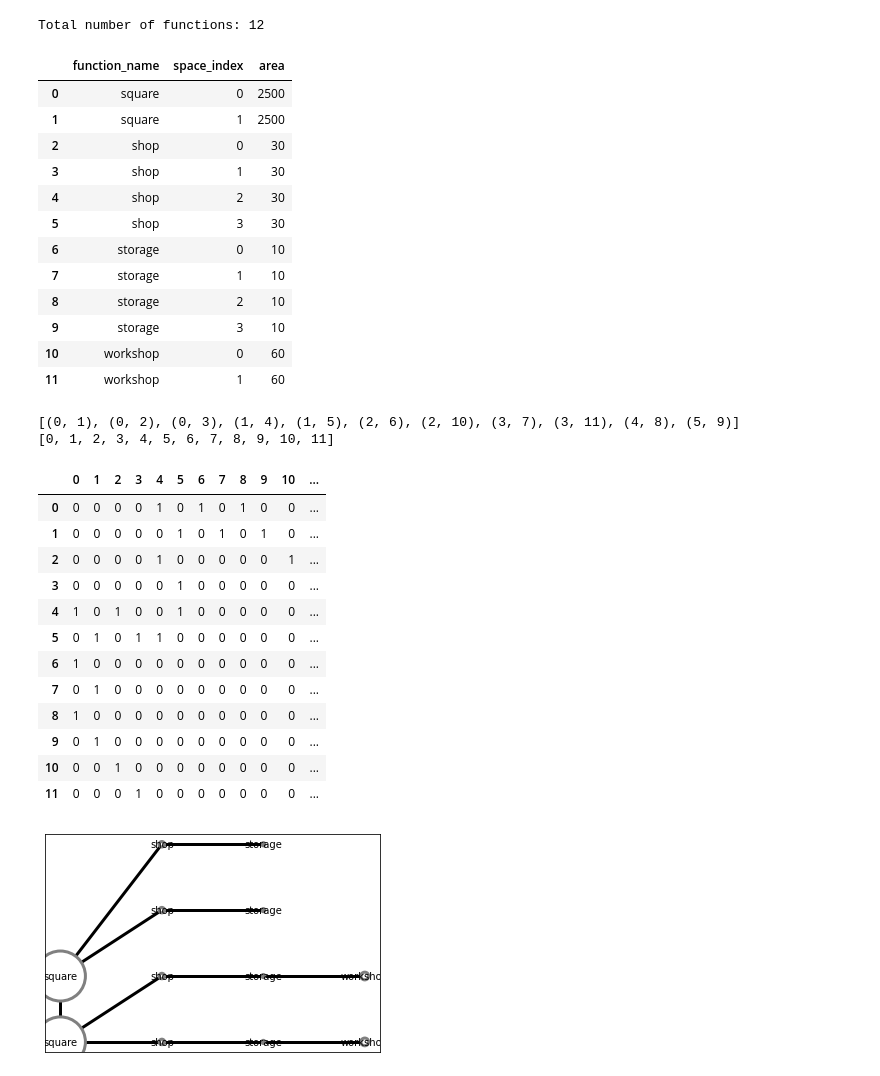
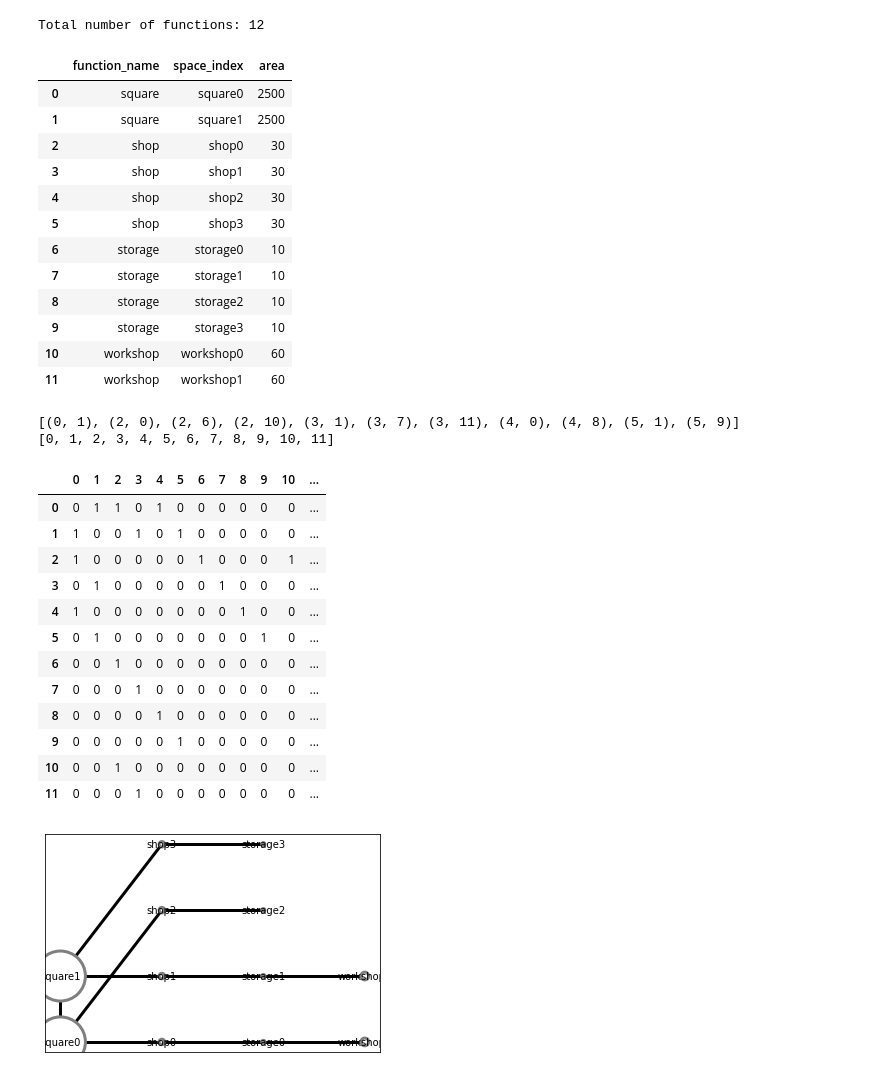
Before and after one commit to DorisvanUffelen/Earthy_2021_process, a Jupyter notebook: 1. Bubble diagram_dynamic relexation/Notebook relaxation.ipynb, the cells around one changed output. Drawn from its saved outputs; the diff is of its cells as text; code cells hidden in the pictures.

```diff
--- a/1. Bubble diagram_dynamic relexation/Notebook relaxation.ipynb
+++ b/1. Bubble diagram_dynamic relexation/Notebook relaxation.ipynb
@@ -38,25 +42,26 @@ function_data = []
 for func in functions:
     if last_function != func:
         i = 0
-    function_data.append([func, i, area[func]])
+    space_i = func + str(i)
+    function_data.append([func, space_i, area[func]])
     last_function = func
     i += 1
 
 pd.DataFrame(function_data, columns=["function_name", "space_index", "area"])
 # %% [output]
 |  | function_name | space_index | area |
-| 0 | square | 0 | 2500 |
-| 1 | square | 1 | 2500 |
-| 2 | shop | 0 | 30 |
-| 3 | shop | 1 | 30 |
-| 4 | shop | 2 | 30 |
-| 5 | shop | 3 | 30 |
-| 6 | storage | 0 | 10 |
-| 7 | storage | 1 | 10 |
-| 8 | storage | 2 | 10 |
-| 9 | storage | 3 | 10 |
-| 10 | workshop | 0 | 60 |
-| 11 | workshop | 1 | 60 |
+| 0 | square | square0 | 2500 |
+| 1 | square | square1 | 2500 |
+| 2 | shop | shop0 | 30 |
+| 3 | shop | shop1 | 30 |
+| 4 | shop | shop2 | 30 |
+| 5 | shop | shop3 | 30 |
+| 6 | storage | storage0 | 10 |
+| 7 | storage | storage1 | 10 |
+| 8 | storage | storage2 | 10 |
+| 9 | storage | storage3 | 10 |
+| 10 | workshop | workshop0 | 60 |
+| 11 | workshop | workshop1 | 60 |
 # %%
 #create a list to store all of the connections
 con = []
@@ -70,20 +75,14 @@ for m in range(num_functions):
 used_shops = []
 used_storage = []
 used_workshop = []
+square_index = []
 #calculate the number of shops per square
-shop_persquare = num_shop // num_square
+#shop_persquare = num_shop // num_square
 
 #find all of the  connections
 for b in range(num_functions):
-    sh_sq = 0
     if function_data[b][0] == 'square':
         for l in range(num_functions):
-            if function_data[l][0] == 'shop':
-                if l not in used_shops:
-                    if sh_sq < shop_persquare:
-                        con.append((b,l))
-                        used_shops.append(l)
-                        sh_sq += 1
             if function_data[l][0] == 'square':
                 if (b,l) not in con and (l,b) not in con and b != l:
                     con.append((b,l))
@@ -103,12 +102,20 @@ for b in range(num_functions):
                         con.append((b,i))
                         used_workshop.append(i)
                         sh_ws = 1
+            if function_data[i][0] == 'square':
+                if b not in used_shops:
+                    if len(square_index) == num_square:
+                        square_index.clear()
+                    if i not in square_index:
+                        con.append((b,i))
+                        square_index.append(i)
+                        used_shops.append(b)
 
 #check the connectiosn visualy
 print(con)
 print(point)
 # %% [output]
-[(0, 1), (0, 2), (0, 3), (1, 4), (1, 5), (2, 6), (2, 10), (3, 7), (3, 11), (4, 8), (5, 9)]
+[(0, 1), (2, 0), (2, 6), (2, 10), (3, 1), (3, 7), (3, 11), (4, 0), (4, 8), (5, 1), (5, 9)]
 [0, 1, 2, 3, 4, 5, 6, 7, 8, 9, 10, 11]
 # %%
 #shervins piece of code from the workshop
@@ -122,7 +129,7 @@ Matrix_size = (num_functions, num_functions)
 # Make the empty connection matrix
 Con_matrix = np.zeros(Matrix_size, dtype=int)
 # iterate over the egdes
-for n1, n2 in G_edges:
+for n1, n2 in con:
     # since the graph is undrirected we fill the matrix
     # on both side of the diagonal line
     # moeten nog kijken naar hoe we de kracht van de veer hier al in kunnen verwerken
@@ -133,16 +140,16 @@ for n1, n2 in G_edges:
 display(pd.DataFrame(Con_matrix))
 # %% [output]
 |  | 0 | 1 | 2 | 3 | 4 | 5 | 6 | 7 | 8 | 9 | 10 | ... |
-| 0 | 0 | 0 | 0 | 0 | 1 | 0 | 1 | 0 | 1 | 0 | 0 | ... |
-| 1 | 0 | 0 | 0 | 0 | 0 | 1 | 0 | 1 | 0 | 1 | 0 | ... |
-| 2 | 0 | 0 | 0 | 0 | 1 | 0 | 0 | 0 | 0 | 0 | 1 | ... |
-| 3 | 0 | 0 | 0 | 0 | 0 | 1 | 0 | 0 | 0 | 0 | 0 | ... |
-| 4 | 1 | 0 | 1 | 0 | 0 | 1 | 0 | 0 | 0 | 0 | 0 | ... |
-| 5 | 0 | 1 | 0 | 1 | 1 | 0 | 0 | 0 | 0 | 0 | 0 | ... |
-| 6 | 1 | 0 | 0 | 0 | 0 | 0 | 0 | 0 | 0 | 0 | 0 | ... |
-| 7 | 0 | 1 | 0 | 0 | 0 | 0 | 0 | 0 | 0 | 0 | 0 | ... |
-| 8 | 1 | 0 | 0 | 0 | 0 | 0 | 0 | 0 | 0 | 0 | 0 | ... |
-| 9 | 0 | 1 | 0 | 0 | 0 | 0 | 0 | 0 | 0 | 0 | 0 | ... |
+| 0 | 0 | 1 | 1 | 0 | 1 | 0 | 0 | 0 | 0 | 0 | 0 | ... |
+| 1 | 1 | 0 | 0 | 1 | 0 | 1 | 0 | 0 | 0 | 0 | 0 | ... |
+| 2 | 1 | 0 | 0 | 0 | 0 | 0 | 1 | 0 | 0 | 0 | 1 | ... |
+| 3 | 0 | 1 | 0 | 0 | 0 | 0 | 0 | 1 | 0 | 0 | 0 | ... |
+| 4 | 1 | 0 | 0 | 0 | 0 | 0 | 0 | 0 | 1 | 0 | 0 | ... |
+| 5 | 0 | 1 | 0 | 0 | 0 | 0 | 0 | 0 | 0 | 1 | 0 | ... |
+| 6 | 0 | 0 | 1 | 0 | 0 | 0 | 0 | 0 | 0 | 0 | 0 | ... |
+| 7 | 0 | 0 | 0 | 1 | 0 | 0 | 0 | 0 | 0 | 0 | 0 | ... |
+| 8 | 0 | 0 | 0 | 0 | 1 | 0 | 0 | 0 | 0 | 0 | 0 | ... |
+| 9 | 0 | 0 | 0 | 0 | 0 | 1 | 0 | 0 | 0 | 0 | 0 | ... |
 | 10 | 0 | 0 | 1 | 0 | 0 | 0 | 0 | 0 | 0 | 0 | 0 | ... |
 | 11 | 0 | 0 | 0 | 1 | 0 | 0 | 0 | 0 | 0 | 0 | 0 | ... |
 # %%
@@ -161,32 +168,32 @@ for func in functions:
     positions[r] = (x_pos,y_pos)
     last_function = func
     r += 1
     y_pos = y_pos+500
 
 
 #make a dictonary with labels for all of the functions
 labels = {}
 for w in range(num_functions):
-    labels[w] = function_data[w][0]
+    labels[w] = function_data[w][1]
 
 #give all the nodes the correct size
 function_area = []
 for name in functions:
     function_area.append(area[name])
 
 #select the options for the graph
 options = {
     "font_size": 10,
     "node_size": function_area,
     "node_color": "white",
     "edgecolors": "grey",
     "edge_color": "black",
     "linewidths": 3,
     "width": 3,
     "labels": labels,
 }
 
 #print the graph
 nx.draw_networkx(G, positions, with_labels=True, **options)
 # %% [output]
-[figure, old version]
+[figure, new version]
```
Also changed, not shown: parts of 3 cells of this notebook, 1 other file.
